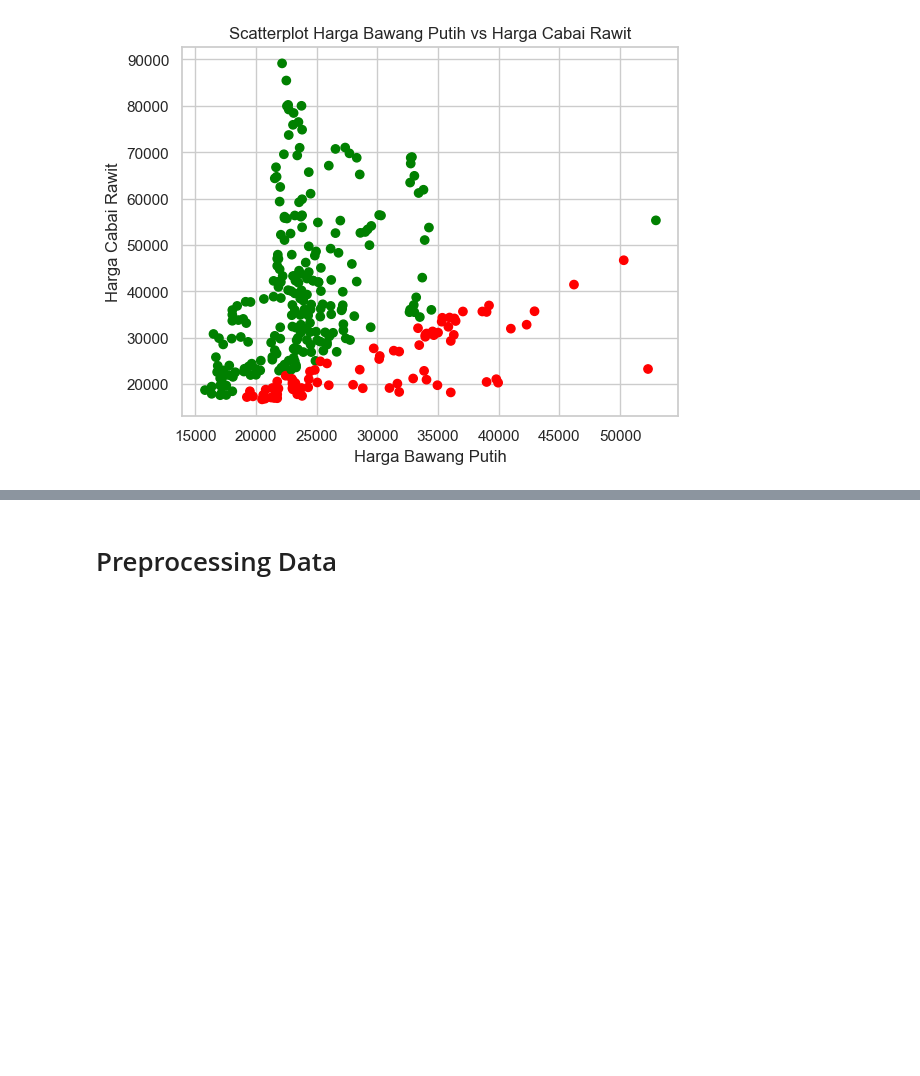
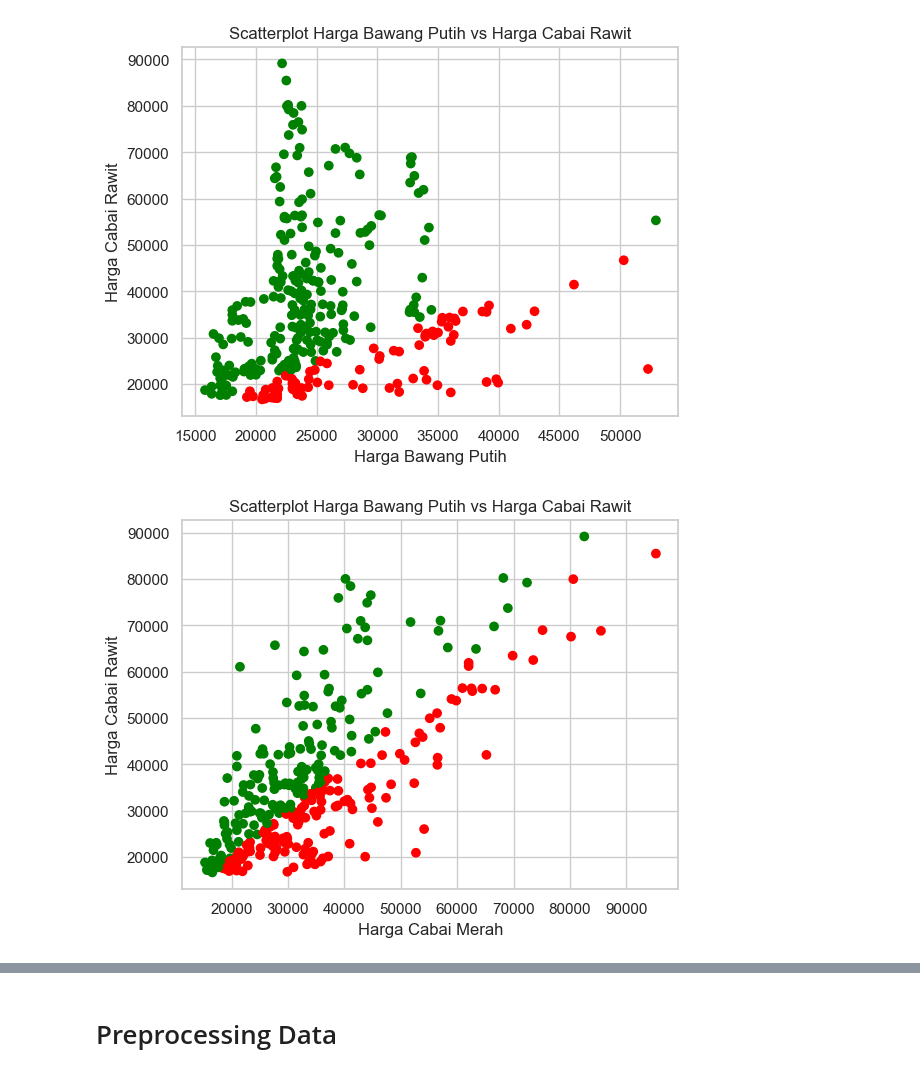
Before and after one commit to ihsanmi21/3.7-Tahun-Cabai-Merah-Skripsi, a Jupyter notebook: modelling/Skripsi_BAB_IV Explore.ipynb, the cells around one changed output, grey strips where cells are left out. Drawn from its saved outputs; the diff is of its cells as text; code cells hidden in the pictures; blank space fills up the shorter version.

```diff
--- a/modelling/Skripsi_BAB_IV Explore.ipynb
+++ b/modelling/Skripsi_BAB_IV Explore.ipynb
@@ -197,3 +121,13 @@ plt.ylabel('Harga Cabai Rawit')
 plt.show()
 # %% [output]
 [figure]
+# %%
+colors = ['red' if x > y else 'green' for x, y in zip(df['Harga Cabai Merah'], df['Harga Cabai Rawit'])]
+
+plt.scatter(df['Harga Cabai Merah'], df['Harga Cabai Rawit'], c=colors)
+plt.title('Scatterplot Harga Bawang Putih vs Harga Cabai Rawit')
+plt.xlabel('Harga Cabai Merah')
+plt.ylabel('Harga Cabai Rawit')
+plt.show()
+# %% [output]
+[figure, added]
```
Also changed, not shown: parts of 13 cells of this notebook.
